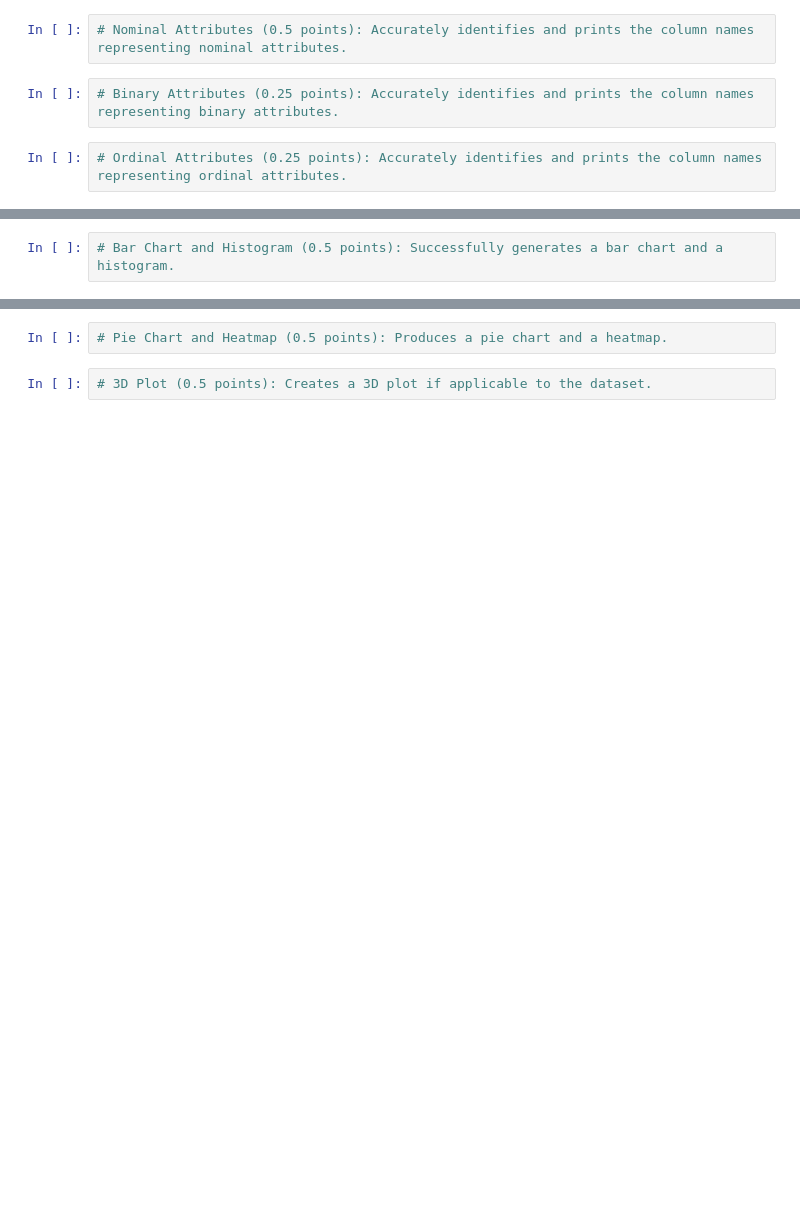
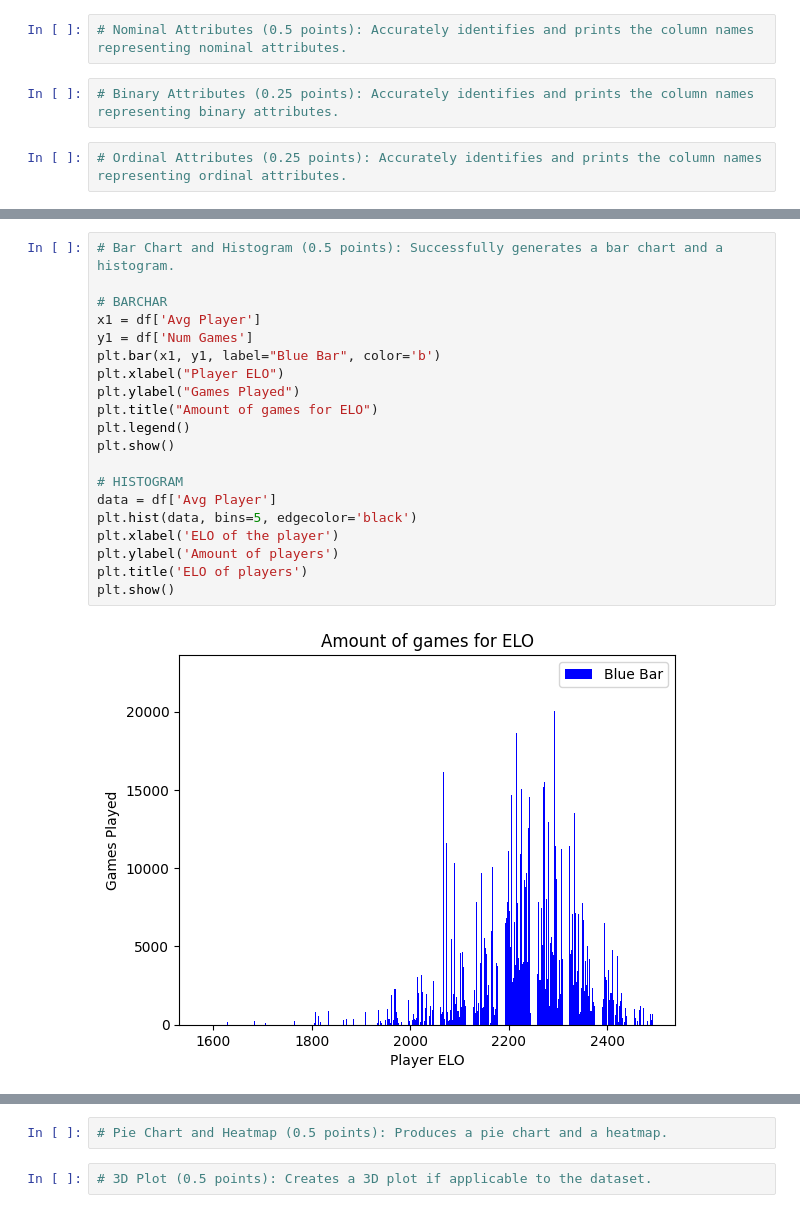
Before and after one commit to Jogitus/PythonDataAnalyticProject, a Jupyter notebook: Untitled-1.ipynb, the cells around one changed output, grey strips where cells are left out. Drawn from its saved outputs; the diff is of its cells as text; blank space fills up the shorter version.

```diff
--- a/Untitled-1.ipynb
+++ b/Untitled-1.ipynb
@@ -203,2 +119,22 @@ dtype: int64
-# %%
-# Bar Chart and Histogram (0.5 points): Successfully generates a bar chart and a histogram.
+# %%
+# Bar Chart and Histogram (0.5 points): Successfully generates a bar chart and a histogram.
+
+# BARCHAR
+x1 = df['Avg Player']
+y1 = df['Num Games']
+plt.bar(x1, y1, label="Blue Bar", color='b')
+plt.xlabel("Player ELO")
+plt.ylabel("Games Played")
+plt.title("Amount of games for ELO")
+plt.legend()
+plt.show()
+
+# HISTOGRAM
+data = df['Avg Player']
+plt.hist(data, bins=5, edgecolor='black')
+plt.xlabel('ELO of the player')
+plt.ylabel('Amount of players')
+plt.title('ELO of players')
+plt.show()
+# %% [output]
+[figure, added]
```
Also changed, not shown: parts of 26 cells of this notebook.
